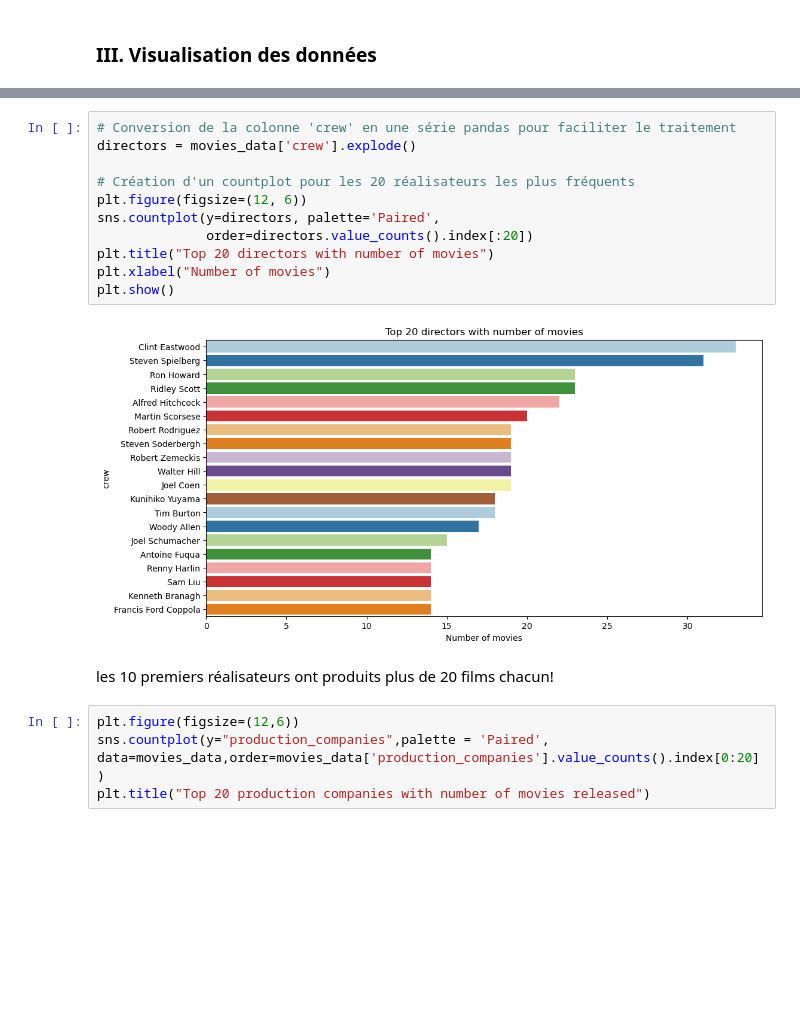
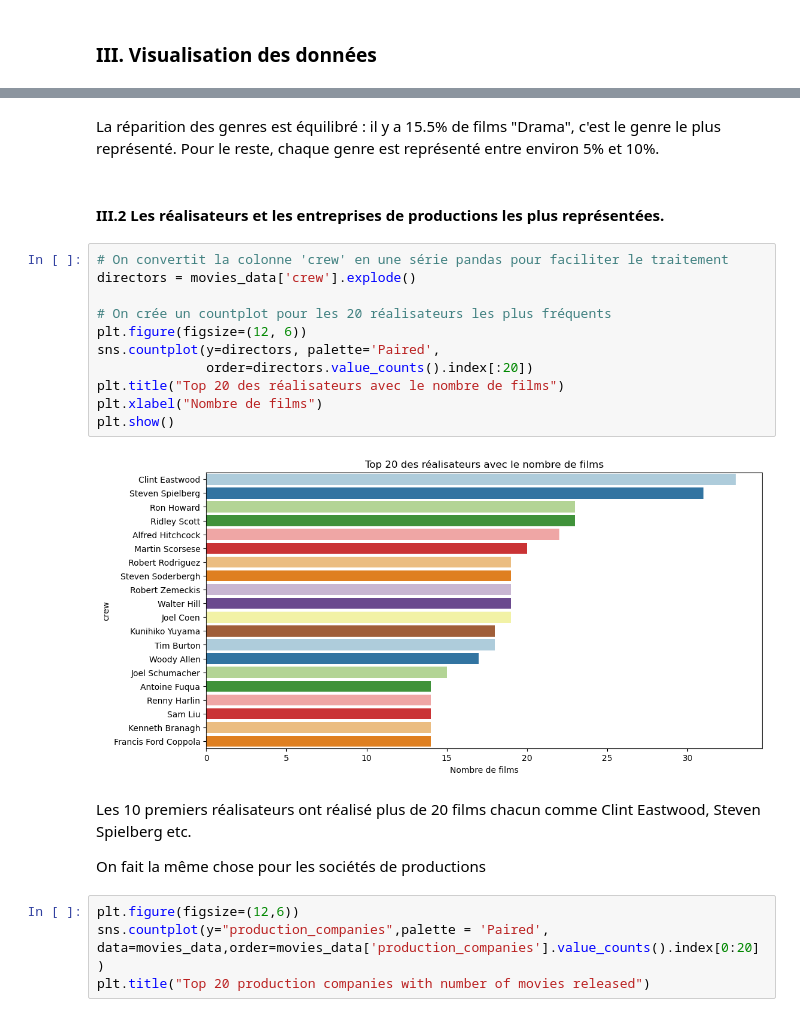
Before and after one commit to yassprogramme/Python_ENSAE_2A_app, a Jupyter notebook: Notebook.ipynb, the cells around one changed output, grey strips where cells are left out. Saved outputs shown, nothing was run; the diff lists cells and outputs as text; blank space fills up the shorter version.

```diff
--- a/Notebook.ipynb
+++ b/Notebook.ipynb
@@ -278,18 +334,24 @@ movies_data.head()
+# %% [markdown]
+La réparition des genres est équilibré : il y a 15.5% de films "Drama", c'est le genre le plus représenté. Pour le reste, chaque genre est représenté entre environ 5% et 10%.
+# %% [markdown]
+#### III.2 Les réalisateurs et les entreprises de productions les plus représentées.
 # %%
-# Conversion de la colonne 'crew' en une série pandas pour faciliter le traitement
+# On convertit la colonne 'crew' en une série pandas pour faciliter le traitement
 directors = movies_data['crew'].explode()
 
-# Création d'un countplot pour les 20 réalisateurs les plus fréquents
+# On crée un countplot pour les 20 réalisateurs les plus fréquents
 plt.figure(figsize=(12, 6))
 sns.countplot(y=directors, palette='Paired',
               order=directors.value_counts().index[:20])
-plt.title("Top 20 directors with number of movies")
-plt.xlabel("Number of movies")
+plt.title("Top 20 des réalisateurs avec le nombre de films")
+plt.xlabel("Nombre de films")
 plt.show()
 # %% [output]
-[figure, old version]
+[figure, new version]
 # %% [markdown]
-les 10 premiers réalisateurs ont produits plus de 20 films chacun!
+Les 10 premiers réalisateurs ont réalisé plus de 20 films chacun comme Clint Eastwood, Steven Spielberg etc.
+
+On fait la même chose pour les sociétés de productions
 # %%
 plt.figure(figsize=(12,6))
 sns.countplot(y="production_companies",palette = 'Paired', data=movies_data,order=movies_data['production_companies'].value_counts().index[0:20])
```
Also changed, not shown: parts of 67 cells of this notebook, 1 other file.
